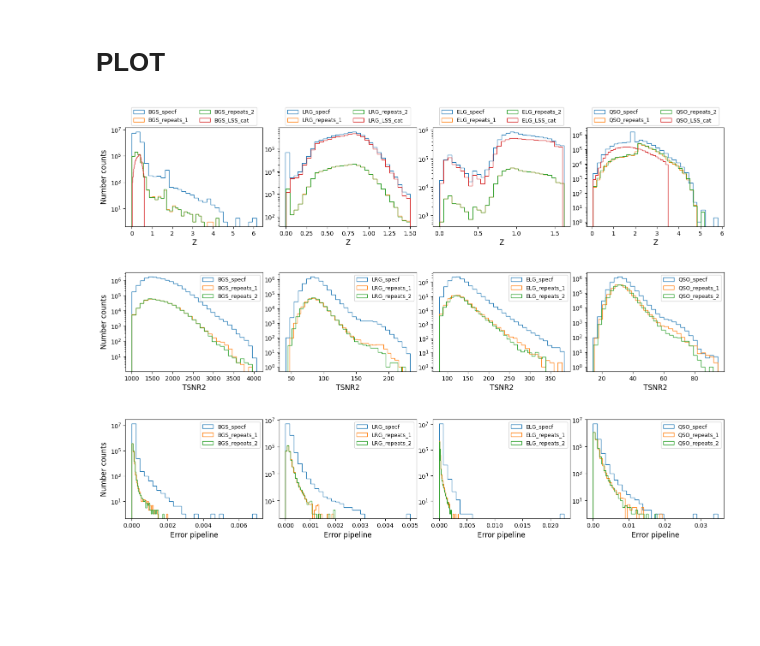
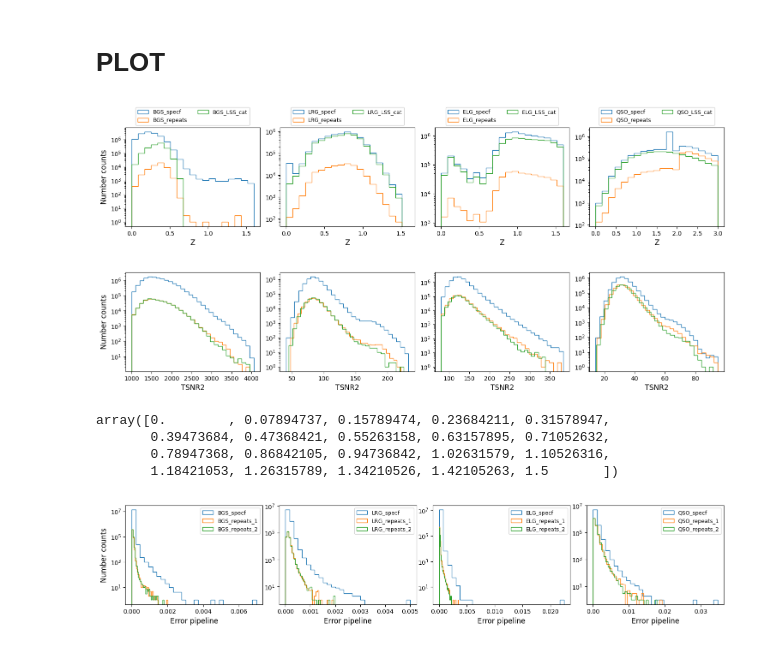
Before and after one commit to ShengyuHE/desi_y3_redshift_errors, a Jupyter notebook: main/repeat_obs/notebooks/specf_repeats.ipynb, the cells around one changed output. Saved outputs shown, nothing was run; the diff lists cells and outputs as text; code cells hidden in the pictures; blank space fills up the shorter version.

```diff
--- a/main/repeat_obs/notebooks/specf_repeats.ipynb
+++ b/main/repeat_obs/notebooks/specf_repeats.ipynb
@@ -20,6 +20,8 @@ from LSS.globals import main
 import LSS.common_tools as common
 
 outdir = '/pscratch/sd/s/shengyu/repeats/DA2/loa-v1'
+OVERLEAF_DIR = '../../../overleaf/figures'
+
 
 def get_repeats(indat, labels = None):
     if labels is None:
@@ -335,48 +351,68 @@ bgsr = Table.read(outdir+f'/{tracer}repeats_info.fits')
 # %%
 tracers = ['BGS', 'LRG','ELG','QSO']
 specf_all = [specfb, specfl, specfe, specfq]
 tr_all = [bgsr, lrgr, elgr, qsor]
 
+bin_range = [[0,1.6],[0,1.6],[0,1.6],[0,3]]
+bins_num = 30
+
 fig = plt.figure(figsize=(18, 3))
-gs = gridspec.GridSpec(1,4,wspace=0.12,hspace=0.1)
+gs = gridspec.GridSpec(1,4,wspace=0.15,hspace=0.05)
 for idx, tracer, specfsab, tr in zip(range(len(tracers)), tracers, specf_all, tr_all):
     ax = plt.subplot(gs[idx])
     zcol = 'Z_QF' if tracer == 'QSO' else 'Z'
-    ax.hist(specfsab[zcol], bins=30, histtype='step', label=f'{tracer}_specf')
-    ax.hist(tr[f'{zcol}_1'], bins=30, histtype='step', label=f'{tracer}_repeats_1')
-    ax.hist(tr[f'{zcol}_2'], bins=30, histtype='step', label=f'{tracer}_repeats_2')
+    target_ids = np.load(f'/pscratch/sd/s/shengyu/repeats/DA2/loa-v1/{tracer}_target_ids.npy')
+    sel_lss = np.isin(tr['TARGETID'], target_ids)
+    sel = np.isfinite(tr[f'{zcol}_1']) & np.isfinite(tr[f'{zcol}_2'])
+    tr=tr[sel&sel_lss]
+    ax.hist(specfsab[zcol], bins = np.linspace(bin_range[idx][0], bin_range[idx][1], bins_num), histtype='step', label=f'{tracer}_specf')
+    ax.hist(tr[f'{zcol}_1'], bins = np.linspace(bin_range[idx][0], bin_range[idx][1], bins_num), histtype='step', label=f'{tracer}_repeats')
+    # ax.hist(tr[f'{zcol}_2'], bins=20, histtype='step', label=f'{tracer}_repeats_2')
     path = '/dvs_ro/cfs/cdirs/desi/survey/catalogs/DA2/LSS/loa-v1/LSScats/v2/nonKP'
     if tracer =='BGS':
         tracer_label = 'BGS_BRIGHT-21.35'
     elif tracer == 'ELG':
         tracer_label = 'ELG_LOPnotqso'
     else:
         tracer_label = tracer
     data = Table.read(path+f'/{tracer_label}_clustering.dat.fits')
-    ax.hist(data['Z'], bins=30, histtype='step', label = f'{tracer}_LSS_cat')
+    ax.hist(data['Z'], bins=np.linspace(bin_range[idx][0], bin_range[idx][1], bins_num), histtype='step', label = f'{tracer}_LSS_cat')
     ax.legend(loc='upper center', bbox_to_anchor=(0.5, 1.23), fontsize=9, ncol=2)
     # ax.legend(loc=1, fontsize=9)
     ax.set_xlabel('Z', fontsize=12)
     if idx == 0:
         ax.set_ylabel('Number counts', fontsize=12)
     ax.set_yscale('log')
-
-fig = plt.figure(figsize=(18, 3))
-gs = gridspec.GridSpec(1,4,wspace=0.12,hspace=0.1)
-for idx, tracer, specfsab, tr in zip(range(len(tracers)), tracers, specf_all, tr_all):
-    ax = plt.subplot(gs[idx])
-    ax.hist(specfsab[f'TSNR2_{tracer}'], bins=30, histtype='step', label=f'{tracer}_specf')
-    ax.hist(tr[f'TSNR2_{tracer}_1'], bins=30, histtype='step', label=f'{tracer}_repeats_1')
-    ax.hist(tr[f'TSNR2_{tracer}_2'], bins=30, histtype='step', label=f'{tracer}_repeats_2')
-    # ax.legend(loc='upper center', bbox_to_anchor=(0.5, 1.1), fontsize=11, ncol=3)
-    ax.legend(loc=1, fontsize=9)
-    ax.set_xlabel('TSNR2', fontsize=12)
-    if idx == 0:
-        ax.set_ylabel('Number counts', fontsize=12)
-    ax.set_yscale('log')
+save_fig = True
+if save_fig == True:
+    plt.savefig(OVERLEAF_DIR+f'/hist_repeats_compare_Z', dpi=400, bbox_inches='tight')
 # %% [output]
-[figure, old version]
+[figure, new version]
-[figure, removed]
+# %%
+fig = plt.figure(figsize=(18, 3))
+gs = gridspec.GridSpec(1,4,wspace=0.15,hspace=0.05)
+for idx, tracer, specfsab, tr in zip(range(len(tracers)), tracers, specf_all, tr_all):
+    ax = plt.subplot(gs[idx])
+    ax.hist(specfsab[f'TSNR2_{tracer}'], bins=30, histtype='step', label=f'{tracer}_specf')
+    ax.hist(tr[f'TSNR2_{tracer}_1'], bins=30, histtype='step', label=f'{tracer}_repeats_1')
+    ax.hist(tr[f'TSNR2_{tracer}_2'], bins=30, histtype='step', label=f'{tracer}_repeats_2')
+    # ax.legend(loc='upper center', bbox_to_anchor=(0.5, 1.1), fontsize=11, ncol=3)
+    # ax.legend(loc=1, fontsize=9)
+    ax.set_xlabel('TSNR2', fontsize=12)
+    if idx == 0:
+        ax.set_ylabel('Number counts', fontsize=12)
+    ax.set_yscale('log')
+if save_fig == True:
+    plt.savefig(OVERLEAF_DIR+f'/hist_repeats_compare_TNSR2', dpi=400, bbox_inches='tight')
+# %% [output]
+[figure, added]
+# %%
+np.linspace(bin_range[idx][0], bin_range[idx][1], 20)
+# %% [output]
+array([0.        , 0.07894737, 0.15789474, 0.23684211, 0.31578947,
+       0.39473684, 0.47368421, 0.55263158, 0.63157895, 0.71052632,
+       0.78947368, 0.86842105, 0.94736842, 1.02631579, 1.10526316,
+       1.18421053, 1.26315789, 1.34210526, 1.42105263, 1.5       ])
 # %%
 fig = plt.figure(figsize=(18, 3))
 gs = gridspec.GridSpec(1,4,wspace=0.12,hspace=0.1)
```
Also changed, not shown: parts of 4 cells of this notebook, 5 other files.
